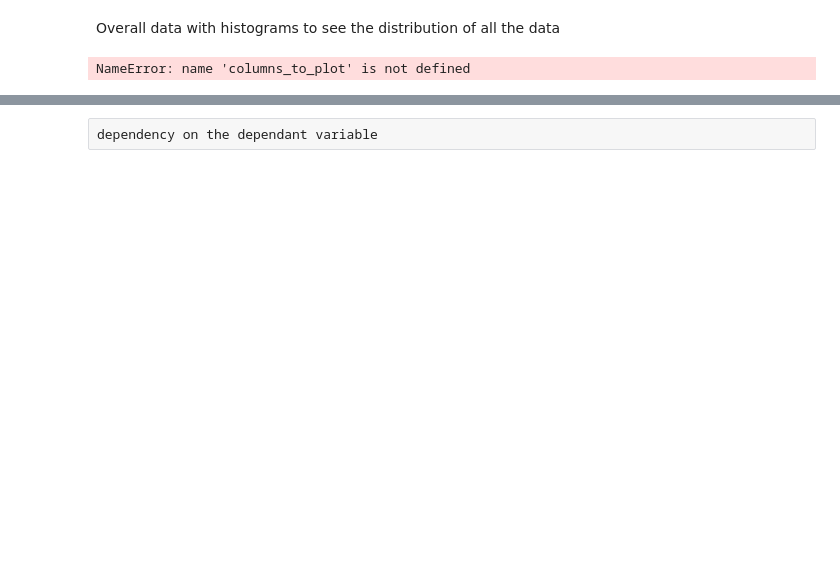
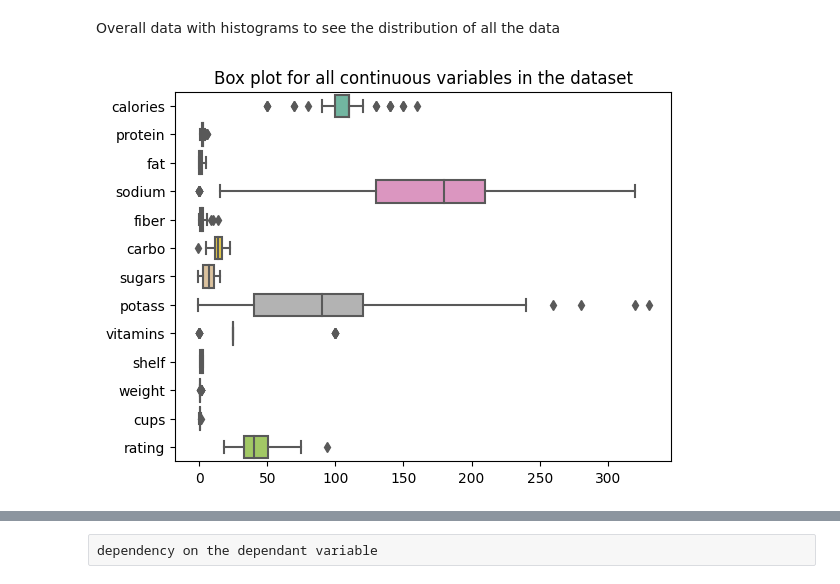
Before and after one commit to sabitijoel/machineLearning, a Jupyter notebook: joels.ipynb, the cells around one changed output, grey strips where cells are left out. Cells and saved outputs as stored; diff of their text form; code cells hidden in the pictures; blank space fills up the shorter version.

```diff
--- a/joels.ipynb
+++ b/joels.ipynb
@@ -247,19 +244,18 @@ Overall data with histograms to see the distribution of all the data
 # %%
 to_exclude = [
     'type',
     'mfr'
 ]
-columns_to_boxplot = [col for col in columns_to_plot if col not in to_exclude]
 
+columns_to_plot = [col for col in df.columns if col not in to_exclude]
 
-counts = columns_to_boxplot
-sns.boxplot(data=df[counts], orient='h', palette='Set2')
+sns.boxplot(data=df[columns_to_plot], orient='h', palette='Set2')
 
 plt.title('Box plot for all continuous variables in the dataset')
 
 plt.show()
 # %% [output]
-NameError: name 'columns_to_plot' is not defined
+[figure, added]
 # %%
 plt.figure(figsize=(15,10))
 _ = sns.heatmap(
```
Also changed, not shown: parts of 65 cells of this notebook, 1 other file.
